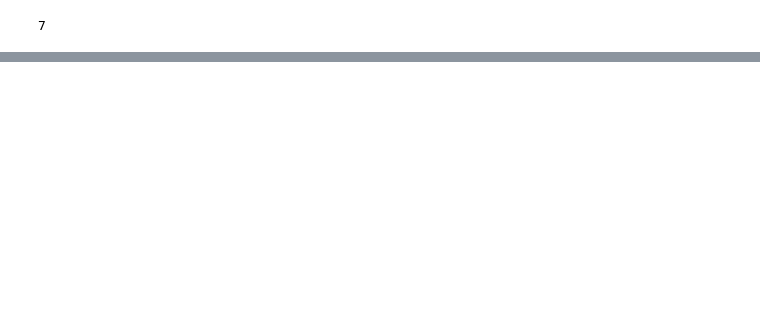
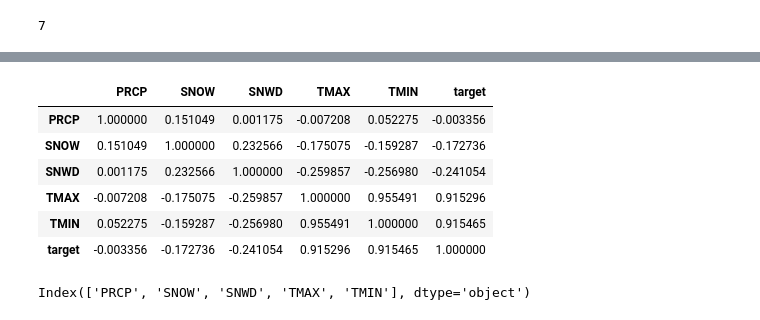
Before and after one commit to FarisPalayi/project-ml, a Jupyter notebook: weather-forecast/documented.ipynb, the cells around one changed output, grey strips where cells are left out. Saved outputs shown, nothing was run; the diff lists cells and outputs as text; code cells hidden in the pictures; blank space fills up the shorter version.

```diff
--- a/weather-forecast/documented.ipynb
+++ b/weather-forecast/documented.ipynb
@@ -122,0 +194,11 @@ weather.columns.shape[0]
+# %%
+# check collinearity between the features
+dataset.corr()
+# %% [output]
+|  | PRCP | SNOW | SNWD | TMAX | TMIN | target |
+| PRCP | 1.000000 | 0.151049 | 0.001175 | -0.007208 | 0.052275 | -0.003356 |
+| SNOW | 0.151049 | 1.000000 | 0.232566 | -0.175075 | -0.159287 | -0.172736 |
+| SNWD | 0.001175 | 0.232566 | 1.000000 | -0.259857 | -0.256980 | -0.241054 |
+| TMAX | -0.007208 | -0.175075 | -0.259857 | 1.000000 | 0.955491 | 0.915296 |
+| TMIN | 0.052275 | -0.159287 | -0.256980 | 0.955491 | 1.000000 | 0.915465 |
+| target | -0.003356 | -0.172736 | -0.241054 | 0.915296 | 0.915465 | 1.000000 |
@@ -122,0 +218,4 @@ weather.columns.shape[0]
+# %%
+features
+# %% [output]
+Index(['PRCP', 'SNOW', 'SNWD', 'TMAX', 'TMIN'], dtype='object')
```
Also changed, not shown: parts of 25 cells of this notebook, 1 other file.
